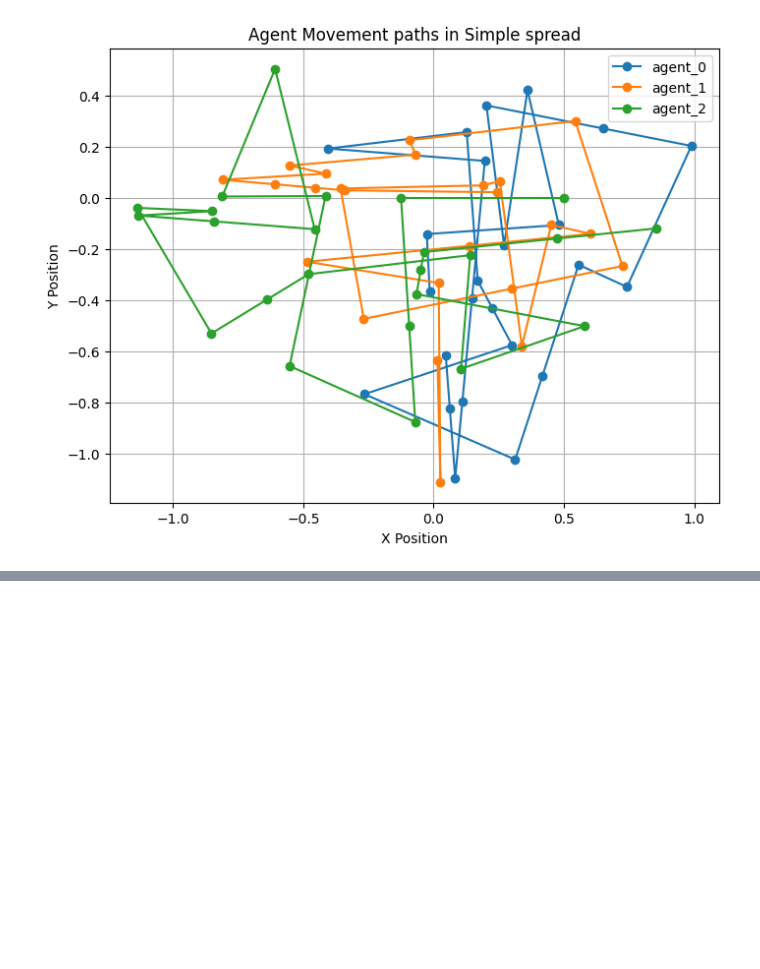
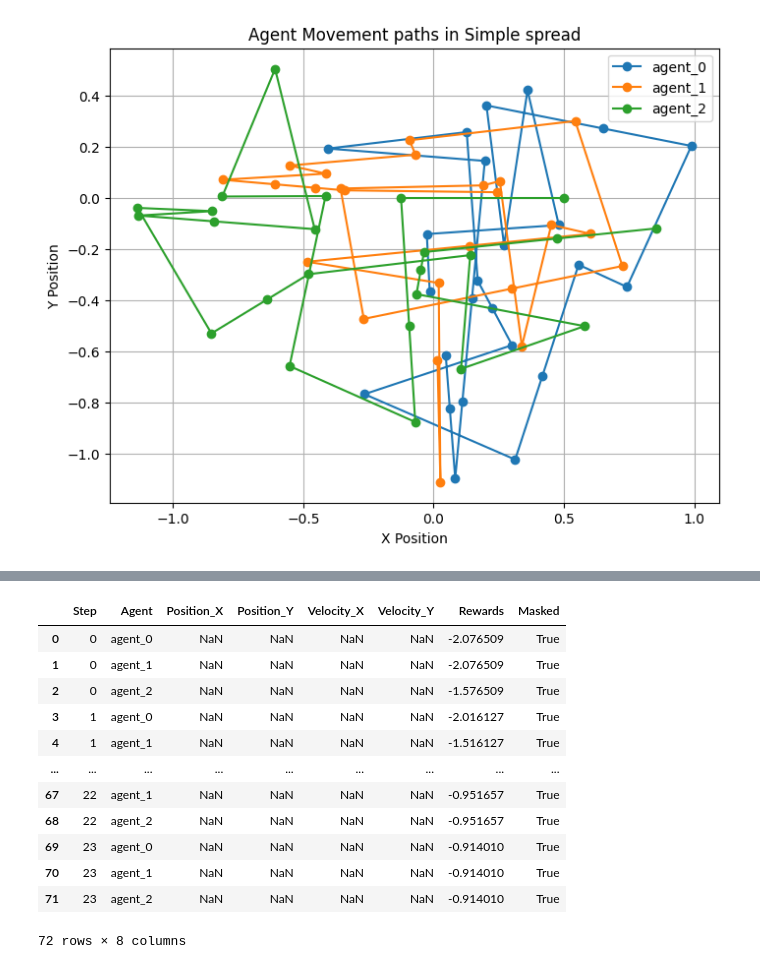
Before and after one commit to dreyman91/Bachelor_Thesis, a Jupyter notebook: Wrapper/Tests.ipynb, the cells around one changed output, grey strips where cells are left out. Cells and saved outputs as stored; diff of their text form; code cells hidden in the pictures; blank space fills up the shorter version.

```diff
--- a/Wrapper/Tests.ipynb
+++ b/Wrapper/Tests.ipynb
@@ -331,0 +617,21 @@ Animation was deleted without rendering anything. This is most likely not intend
+# %%
+import pandas as pd
+import numpy as np
+import matplotlib.pyplot as plt
+
+df_com = pd.read_csv("masked_observations.csv")
+df_com
+# %% [output]
+|  | Step | Agent | Position_X | Position_Y | Velocity_X | Velocity_Y | Rewards | Masked |
+| 0 | 0 | agent_0 | NaN | NaN | NaN | NaN | -2.076509 | True |
+| 1 | 0 | agent_1 | NaN | NaN | NaN | NaN | -2.076509 | True |
+| 2 | 0 | agent_2 | NaN | NaN | NaN | NaN | -1.576509 | True |
+| 3 | 1 | agent_0 | NaN | NaN | NaN | NaN | -2.016127 | True |
+| 4 | 1 | agent_1 | NaN | NaN | NaN | NaN | -1.516127 | True |
+| ... | ... | ... | ... | ... | ... | ... | ... | ... |
+| 67 | 22 | agent_1 | NaN | NaN | NaN | NaN | -0.951657 | True |
+| 68 | 22 | agent_2 | NaN | NaN | NaN | NaN | -0.951657 | True |
+| 69 | 23 | agent_0 | NaN | NaN | NaN | NaN | -0.914010 | True |
+| 70 | 23 | agent_1 | NaN | NaN | NaN | NaN | -0.914010 | True |
+| 71 | 23 | agent_2 | NaN | NaN | NaN | NaN | -0.914010 | True |
+72 rows × 8 columns
```
Also changed, not shown: parts of 20 cells of this notebook, 10 other files.
